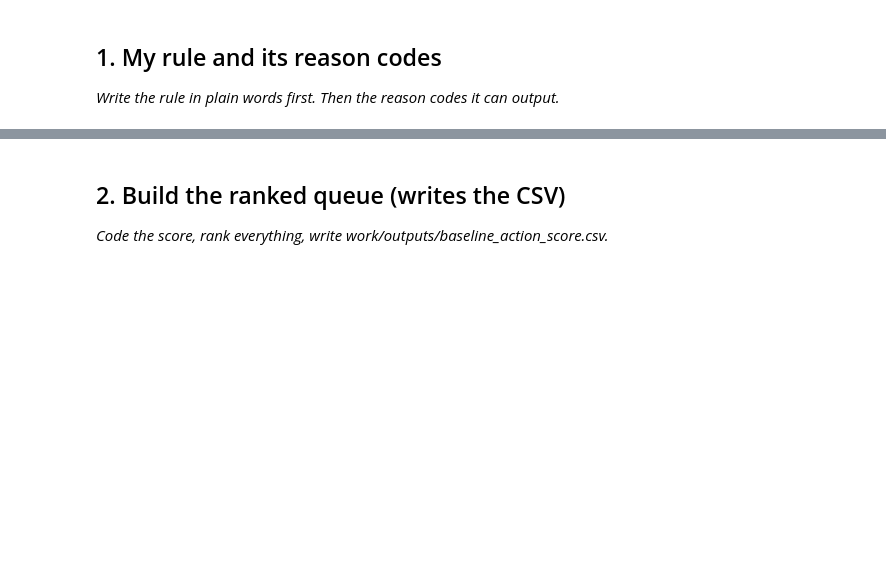
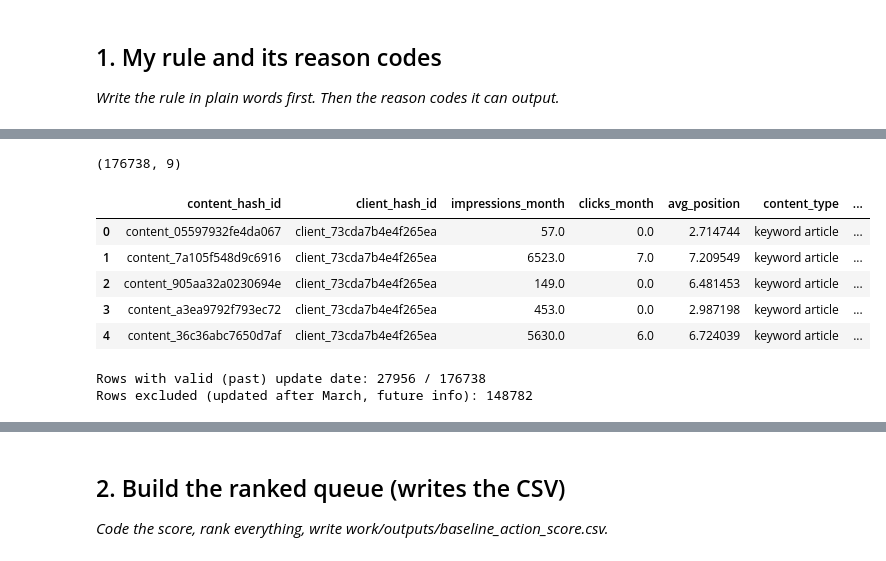
Before and after one commit to aryan-kumar-shrivastav/ml_workspace_clone, a Jupyter notebook: work/notebooks/w04_baseline_score.ipynb, the cells around one changed output, grey strips where cells are left out. Drawn from its saved outputs; the diff is of its cells as text; code cells hidden in the pictures; blank space fills up the shorter version.

```diff
--- a/work/notebooks/w04_baseline_score.ipynb
+++ b/work/notebooks/w04_baseline_score.ipynb
@@ -13,3 +15,16 @@ This skeleton is yours to fill. Work the sections **in order** — each one has
 # %%
 # This cell is for CODE (numbers, a query, a check).
 # Write your text answer in the cell ABOVE this one — typing sentences here breaks Run All.
+import duckdb, pandas as pd
+from google.colab import userdata
+
+HF_TOKEN = userdata.get('HF_TOKEN')
+con = duckdb.connect()
+con.execute("INSTALL httpfs; LOAD httpfs;")
+con.execute(f"""
+    CREATE SECRET hf_secret (
+        TYPE huggingface,
+        TOKEN '{HF_TOKEN}'
+    );
+""")
+print("Connected.")
@@ -15,0 +84,47 @@ This skeleton is yours to fill. Work the sections **in order** — each one has
+# %%
+monthly = con.sql("""
+    WITH fact AS (
+        SELECT
+            content_hash_id,
+            client_hash_id,
+            SUM(gsc_impressions) AS impressions_month,
+            SUM(gsc_clicks) AS clicks_month,
+            AVG(CASE WHEN gsc_impressions > 0 THEN gsc_sum_position * 1.0 / gsc_impressions END) AS avg_position
+        FROM read_parquet('hf://datasets/FlyRank/internship-warehouse/fact_content_daily_performance/month=2026-03/*.parquet')
+        WHERE gsc_data_available IS TRUE
+        GROUP BY 1,2
+        HAVING SUM(gsc_impressions) > 0
+    )
+    SELECT
+        f.*,
+        d.content_type,
+        d.content_updated_date,
+        DATE_DIFF('day', d.content_updated_date, DATE '2026-03-31') AS days_since_update
+    FROM fact f
+    LEFT JOIN read_parquet('hf://datasets/FlyRank/internship-warehouse/dim_content.parquet') d
+        ON f.content_hash_id = d.content_hash_id
+""").df()
+
+monthly["ctr_month"] = (monthly["clicks_month"] / monthly["impressions_month"]) * 100
+print(monthly.shape)
+monthly.head()
+# %% [output]
+(176738, 9)
+|  | content_hash_id | client_hash_id | impressions_month | clicks_month | avg_position | content_type | ... |
+| 0 | content_05597932fe4da067 | client_73cda7b4e4f265ea | 57.0 | 0.0 | 2.714744 | keyword article | ... |
+| 1 | content_7a105f548d9c6916 | client_73cda7b4e4f265ea | 6523.0 | 7.0 | 7.209549 | keyword article | ... |
+| 2 | content_905aa32a0230694e | client_73cda7b4e4f265ea | 149.0 | 0.0 | 6.481453 | keyword article | ... |
+| 3 | content_a3ea9792f793ec72 | client_73cda7b4e4f265ea | 453.0 | 0.0 | 2.987198 | keyword article | ... |
+| 4 | content_36c36abc7650d7af | client_73cda7b4e4f265ea | 5630.0 | 6.0 | 6.724039 | keyword article | ... |
+# %%
+monthly["days_since_update"] = monthly.apply(
+    lambda r: (pd.Timestamp("2026-03-31") - pd.Timestamp(r["content_updated_date"])).days
+    if pd.Timestamp(r["content_updated_date"]) <= pd.Timestamp("2026-03-31") else pd.NA,
+    axis=1
+)
+
+print(f"Rows with valid (past) update date: {monthly['days_since_update'].notna().sum()} / {len(monthly)}")
+print(f"Rows excluded (updated after March, future info): {monthly['days_since_update'].isna().sum()}")
+# %% [output]
+Rows with valid (past) update date: 27956 / 176738
+Rows excluded (updated after March, future info): 148782
```
Also changed, not shown: parts of 13 cells of this notebook.
